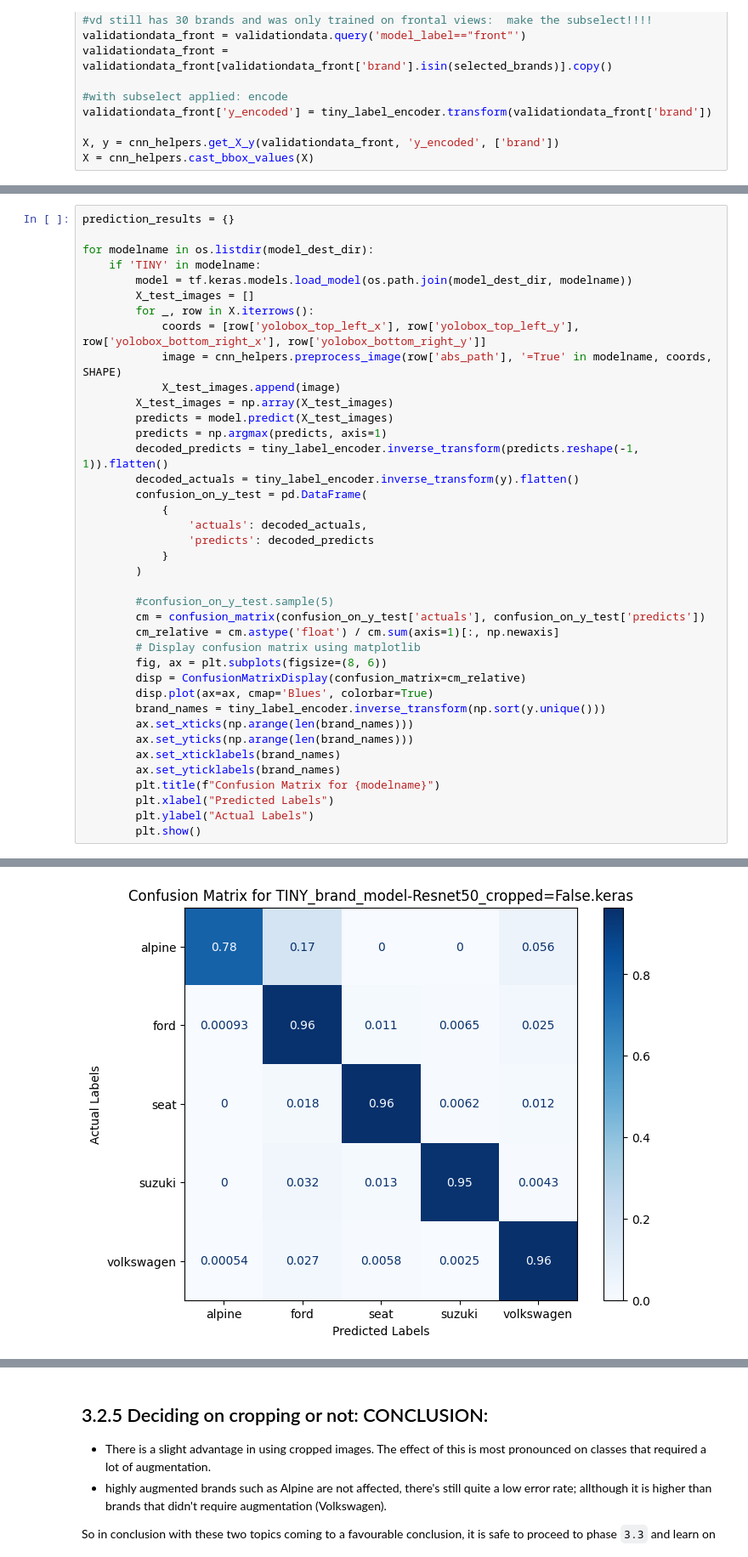
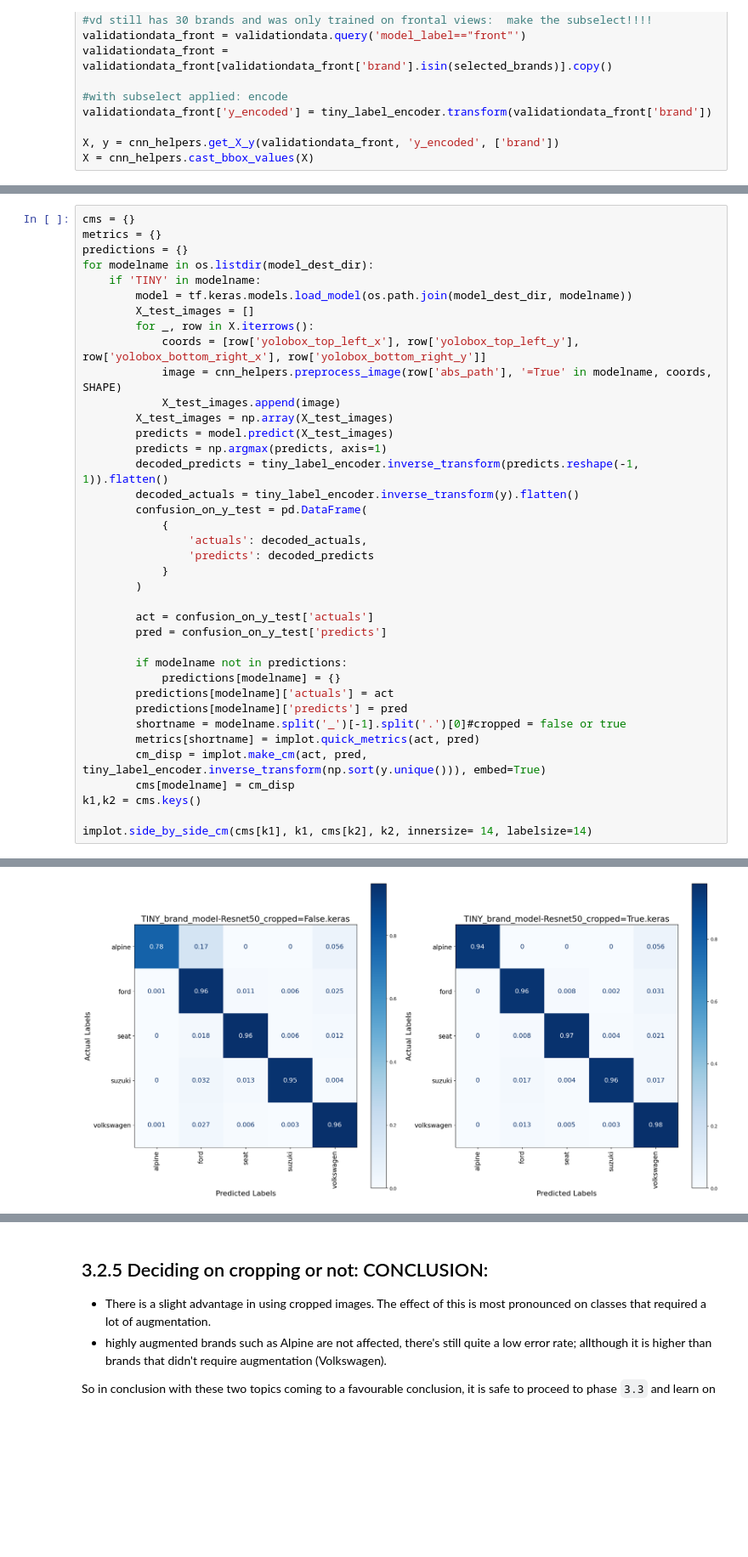
Before and after one commit to Frederic-P/automotive_project, a Jupyter notebook: notebooks/machine learning notebooks/3.2 - TINY Brand classification - transfer learning (angled).ipynb, the cells around one changed output, grey strips where cells are left out. Shown at 85% size. Saved outputs shown, nothing was run; the diff lists cells and outputs as text; blank space fills up the shorter version.

```diff
--- a/notebooks/machine learning notebooks/3.2 - TINY Brand classification - transfer learning (angled).ipynb
+++ b/notebooks/machine learning notebooks/3.2 - TINY Brand classification - transfer learning (angled).ipynb
@@ -188,6 +188,7 @@ X.sample(5)
 # %%
-prediction_results = {}
-
+cms = {}
+metrics = {}
+predictions = {}
 for modelname in os.listdir(model_dest_dir):
     if 'TINY' in modelname:
         model = tf.keras.models.load_model(os.path.join(model_dest_dir, modelname))
@@ -208,20 +209,18 @@ for modelname in os.listdir(model_dest_dir):
             }
         )
 
-        #confusion_on_y_test.sample(5)
-        cm = confusion_matrix(confusion_on_y_test['actuals'], confusion_on_y_test['predicts'])
-        cm_relative = cm.astype('float') / cm.sum(axis=1)[:, np.newaxis]
-        # Display confusion matrix using matplotlib
-        fig, ax = plt.subplots(figsize=(8, 6))
-        disp = ConfusionMatrixDisplay(confusion_matrix=cm_relative)
-        disp.plot(ax=ax, cmap='Blues', colorbar=True)
-        brand_names = tiny_label_encoder.inverse_transform(np.sort(y.unique()))
-        ax.set_xticks(np.arange(len(brand_names)))
-        ax.set_yticks(np.arange(len(brand_names)))
-        ax.set_xticklabels(brand_names)
-        ax.set_yticklabels(brand_names)
-        plt.title(f"Confusion Matrix for {modelname}")
-        plt.xlabel("Predicted Labels")
-        plt.ylabel("Actual Labels")
-        plt.show()
+        act = confusion_on_y_test['actuals']
+        pred = confusion_on_y_test['predicts']
+
+        if modelname not in predictions:
+            predictions[modelname] = {}
+        predictions[modelname]['actuals'] = act
+        predictions[modelname]['predicts'] = pred
+        shortname = modelname.split('_')[-1].split('.')[0]#cropped = false or true
+        metrics[shortname] = implot.quick_metrics(act, pred)
+        cm_disp = implot.make_cm(act, pred, tiny_label_encoder.inverse_transform(np.sort(y.unique())), embed=True)
+        cms[modelname] = cm_disp
+k1,k2 = cms.keys()
+
+implot.side_by_side_cm(cms[k1], k1, cms[k2], k2, innersize= 14, labelsize=14)
 # %% [output]
@@ -244 +245 @@ I0000 00:00:1741949731.555349   51384 device_compiler.h:188] Compiled cluster us
-[figure, old version]
+[figure, new version]
```
Also changed, not shown: parts of 9 cells of this notebook, 18 other files.
